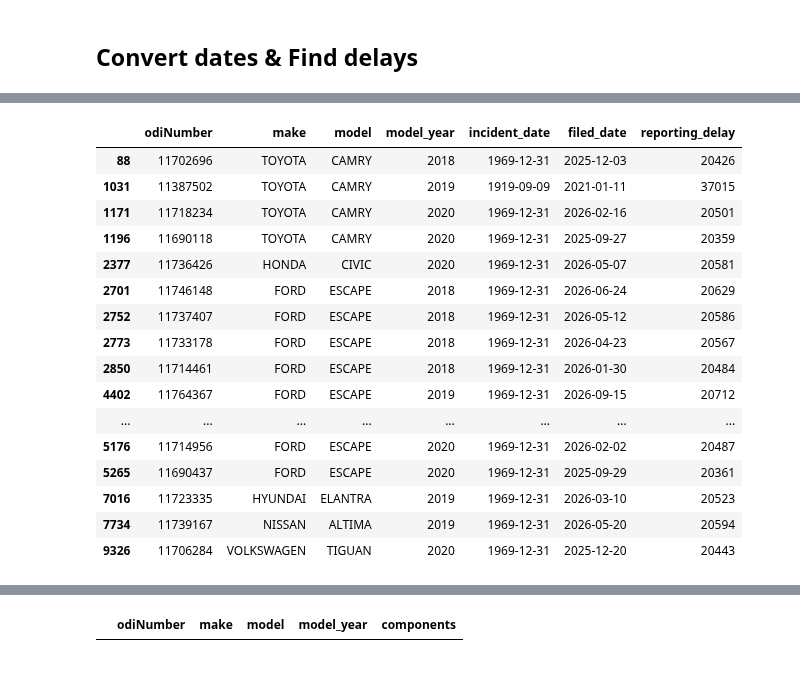
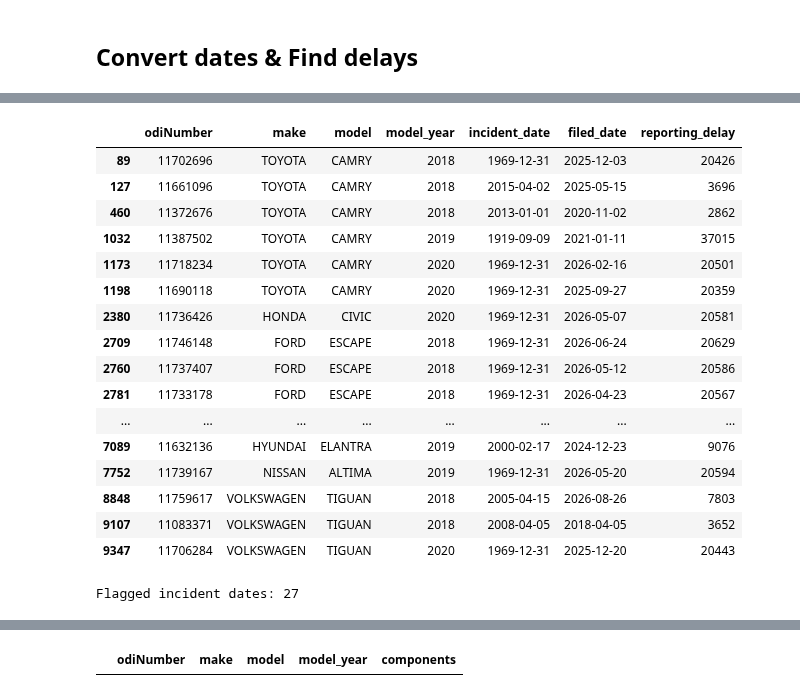
Before and after one commit to xinyishen348/DATA1030-Midterm-Xinfinity, a Jupyter notebook: notebooks/00_shared_preprocessing.ipynb, the cells around one changed output, grey strips where cells are left out. Saved outputs shown, nothing was run; the diff lists cells and outputs as text; code cells hidden in the pictures.

```diff
--- a/notebooks/00_shared_preprocessing.ipynb
+++ b/notebooks/00_shared_preprocessing.ipynb
@@ -661,29 +687,35 @@ max      37015.000000
 Name: reporting_delay, dtype: float64
 # %%
 df_clean.loc[
-    df_clean["incident_date"].dt.year < 1980,
+    df_clean["incident_date"].dt.year < df_clean["model_year"] - 2,
     ["odiNumber", "make", "model", "model_year",
      "incident_date", "filed_date", "reporting_delay"]
 ]
 # %% [output]
 |  | odiNumber | make | model | model_year | incident_date | filed_date | reporting_delay |
-| 88 | 11702696 | TOYOTA | CAMRY | 2018 | 1969-12-31 | 2025-12-03 | 20426 |
-| 1031 | 11387502 | TOYOTA | CAMRY | 2019 | 1919-09-09 | 2021-01-11 | 37015 |
-| 1171 | 11718234 | TOYOTA | CAMRY | 2020 | 1969-12-31 | 2026-02-16 | 20501 |
-| 1196 | 11690118 | TOYOTA | CAMRY | 2020 | 1969-12-31 | 2025-09-27 | 20359 |
-| 2377 | 11736426 | HONDA | CIVIC | 2020 | 1969-12-31 | 2026-05-07 | 20581 |
-| 2701 | 11746148 | FORD | ESCAPE | 2018 | 1969-12-31 | 2026-06-24 | 20629 |
-| 2752 | 11737407 | FORD | ESCAPE | 2018 | 1969-12-31 | 2026-05-12 | 20586 |
-| 2773 | 11733178 | FORD | ESCAPE | 2018 | 1969-12-31 | 2026-04-23 | 20567 |
-| 2850 | 11714461 | FORD | ESCAPE | 2018 | 1969-12-31 | 2026-01-30 | 20484 |
-| 4402 | 11764367 | FORD | ESCAPE | 2019 | 1969-12-31 | 2026-09-15 | 20712 |
+| 89 | 11702696 | TOYOTA | CAMRY | 2018 | 1969-12-31 | 2025-12-03 | 20426 |
+| 127 | 11661096 | TOYOTA | CAMRY | 2018 | 2015-04-02 | 2025-05-15 | 3696 |
+| 460 | 11372676 | TOYOTA | CAMRY | 2018 | 2013-01-01 | 2020-11-02 | 2862 |
+| 1032 | 11387502 | TOYOTA | CAMRY | 2019 | 1919-09-09 | 2021-01-11 | 37015 |
+| 1173 | 11718234 | TOYOTA | CAMRY | 2020 | 1969-12-31 | 2026-02-16 | 20501 |
+| 1198 | 11690118 | TOYOTA | CAMRY | 2020 | 1969-12-31 | 2025-09-27 | 20359 |
+| 2380 | 11736426 | HONDA | CIVIC | 2020 | 1969-12-31 | 2026-05-07 | 20581 |
+| 2709 | 11746148 | FORD | ESCAPE | 2018 | 1969-12-31 | 2026-06-24 | 20629 |
+| 2760 | 11737407 | FORD | ESCAPE | 2018 | 1969-12-31 | 2026-05-12 | 20586 |
+| 2781 | 11733178 | FORD | ESCAPE | 2018 | 1969-12-31 | 2026-04-23 | 20567 |
 | ... | ... | ... | ... | ... | ... | ... | ... |
-| 5176 | 11714956 | FORD | ESCAPE | 2020 | 1969-12-31 | 2026-02-02 | 20487 |
-| 5265 | 11690437 | FORD | ESCAPE | 2020 | 1969-12-31 | 2025-09-29 | 20361 |
-| 7016 | 11723335 | HYUNDAI | ELANTRA | 2019 | 1969-12-31 | 2026-03-10 | 20523 |
-| 7734 | 11739167 | NISSAN | ALTIMA | 2019 | 1969-12-31 | 2026-05-20 | 20594 |
-| 9326 | 11706284 | VOLKSWAGEN | TIGUAN | 2020 | 1969-12-31 | 2025-12-20 | 20443 |
+| 7089 | 11632136 | HYUNDAI | ELANTRA | 2019 | 2000-02-17 | 2024-12-23 | 9076 |
+| 7752 | 11739167 | NISSAN | ALTIMA | 2019 | 1969-12-31 | 2026-05-20 | 20594 |
+| 8848 | 11759617 | VOLKSWAGEN | TIGUAN | 2018 | 2005-04-15 | 2026-08-26 | 7803 |
+| 9107 | 11083371 | VOLKSWAGEN | TIGUAN | 2018 | 2008-04-05 | 2018-04-05 | 3652 |
+| 9347 | 11706284 | VOLKSWAGEN | TIGUAN | 2020 | 1969-12-31 | 2025-12-20 | 20443 |
 # %%
 df_clean["invalid_incident_date"] = (
-    df_clean["incident_date"].dt.year < 1980
+    df_clean["incident_date"].dt.year
+    < df_clean["model_year"] - 2
 )
+
+print("Flagged incident dates:",
+      df_clean["invalid_incident_date"].sum())
+# %% [output]
+Flagged incident dates: 27
```
Also changed, not shown: parts of 43 cells of this notebook, 3 other files.
